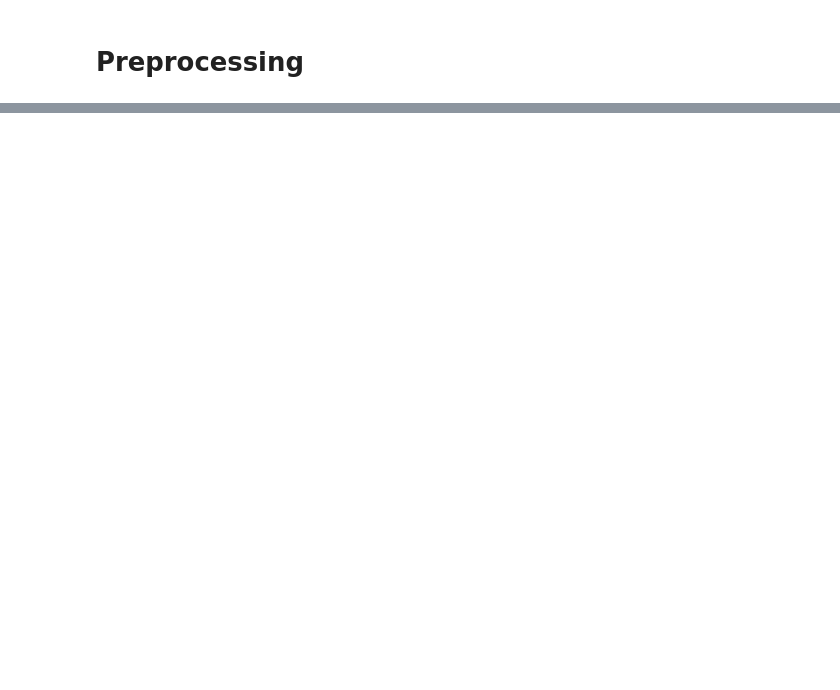
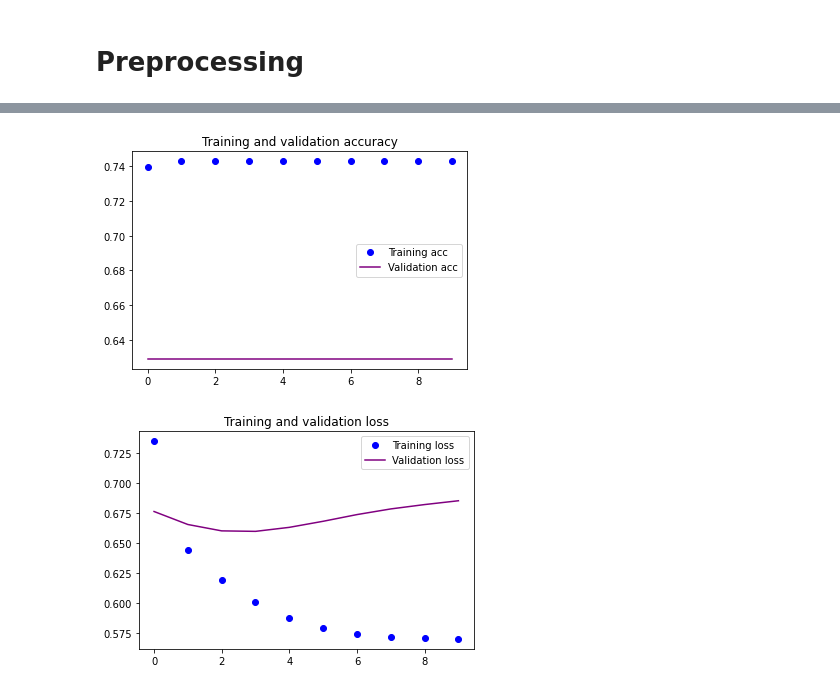
Before and after one commit to anna-dang/mod04-computer_vision_CNN, a Jupyter notebook: project_4_notebook.ipynb, the cells around one changed output, grey strips where cells are left out. Saved outputs shown, nothing was run; the diff lists cells and outputs as text; code cells hidden in the pictures; blank space fills up the shorter version.

```diff
--- a/project_4_notebook.ipynb
+++ b/project_4_notebook.ipynb
@@ -117,0 +233,14 @@ array([0., 1., 0., 0., 1., 1., 1., 0., 1., 0., 1., 1., 1., 0., 1., 1., 1.,
+# %%
+# Input shape is the pixel size (unrowed) of one image
+unrow_input_shape = train_img_unrow[0].shape
+
+# Build model
+model = models.Sequential()
+model.add(Dense(units=5, activation='relu', input_shape=unrow_input_shape))
+# Output is 1 neuron since our binary class labels are combined into one column of 0/1
+model.add(Dense(units=1, activation='sigmoid'))
+# %%
+model.compile(optimizer=optimizers.RMSprop(lr=0.001),
+              loss='binary_crossentropy',
+              metrics=['accuracy'])
+model.summary()
@@ -117,0 +260,6 @@ array([0., 1., 0., 0., 1., 1., 1., 0., 1., 0., 1., 1., 1., 0., 1., 1., 1.,
+# %%
+history = model.fit(train_img_unrow,
+                    train_labels,
+                    epochs=10,
+                    batch_size=32,
+                    validation_data=(val_img_unrow, val_labels))
@@ -117,0 +287,20 @@ array([0., 1., 0., 0., 1., 1., 1., 0., 1., 0., 1., 1., 1., 0., 1., 1., 1.,
+# %%
+# TODO visualize model performance curves
+acc = history.history['accuracy']
+val_acc = history.history['val_accuracy']
+loss = history.history['loss']
+val_loss = history.history['val_loss']
+epochs = range(len(acc))
+plt.plot(epochs, acc, 'bo', label='Training acc')
+plt.plot(epochs, val_acc, 'b', color='purple', label='Validation acc')
+plt.title('Training and validation accuracy')
+plt.legend()
+plt.figure()
+plt.plot(epochs, loss, 'bo', label='Training loss')
+plt.plot(epochs, val_loss, 'b', color='purple', label='Validation loss')
+plt.title('Training and validation loss')
+plt.legend()
+plt.show()
+# %% [output]
+[figure, added]
+[figure, added]
```
Also changed, not shown: parts of 57 cells of this notebook.
